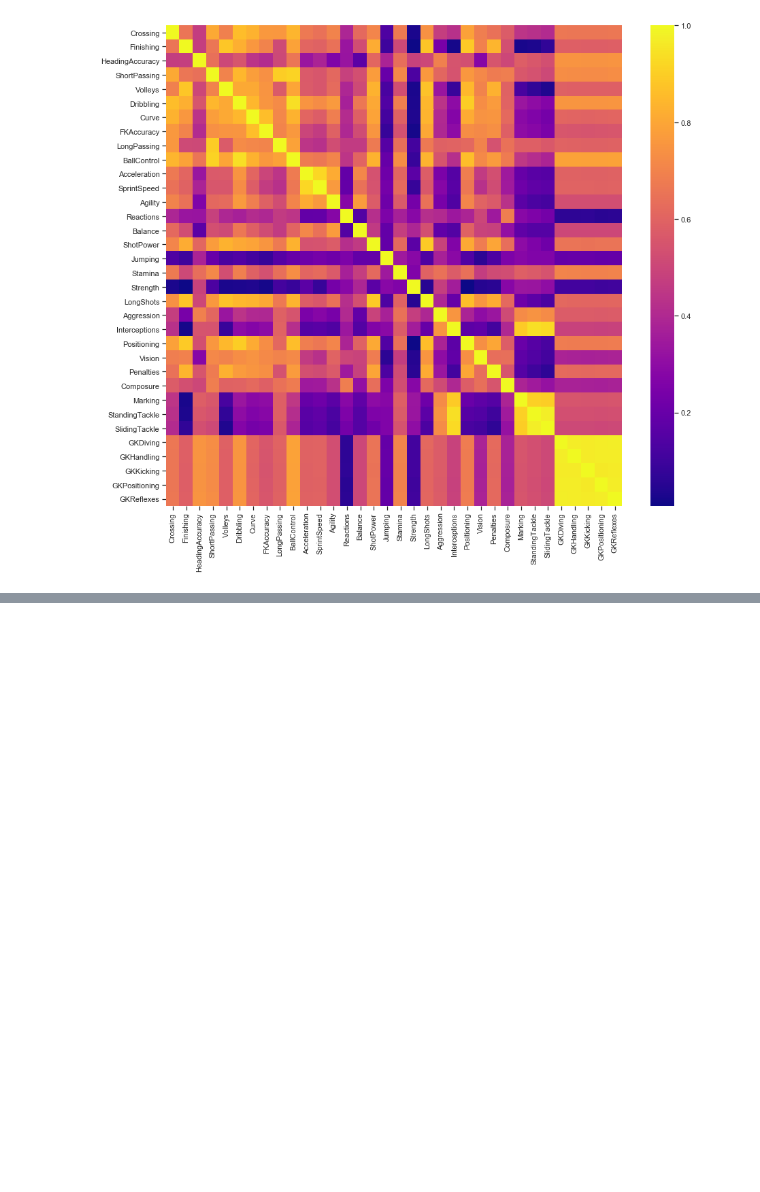
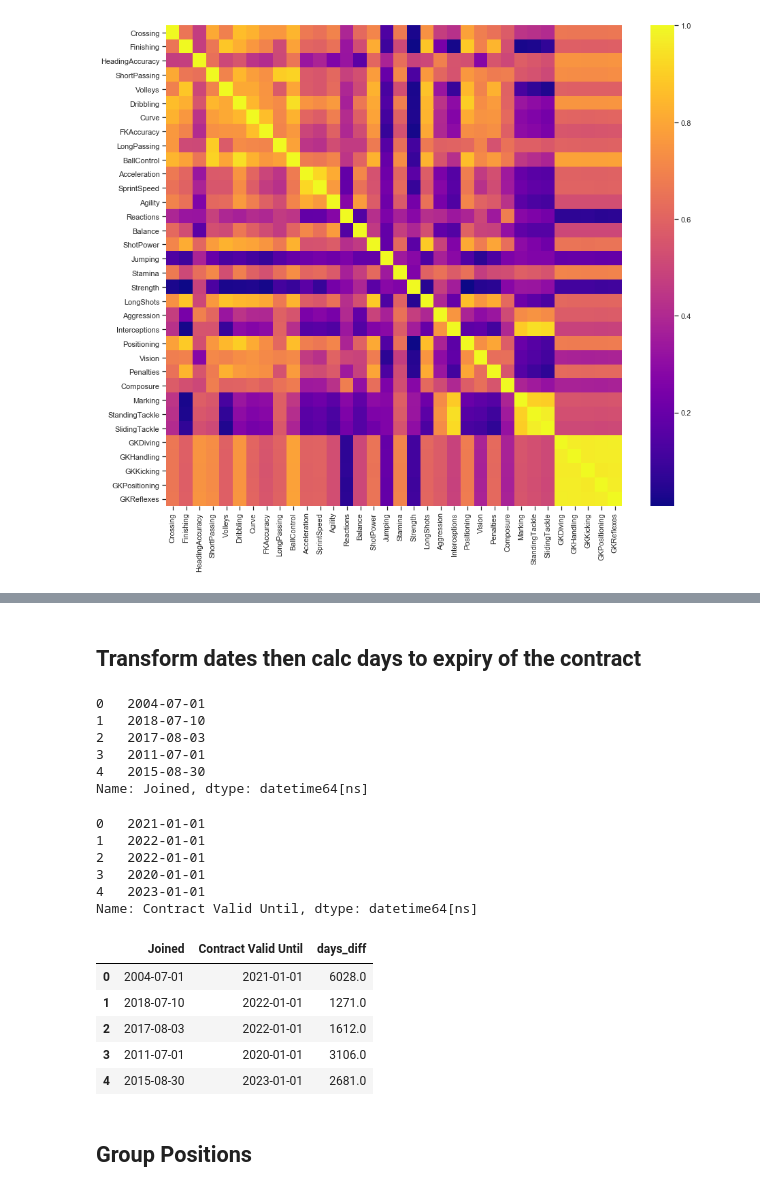
Before and after one commit to HieuFromWaterloo/stat441_project, a Jupyter notebook: Exploration.ipynb, the cells around one changed output, grey strips where cells are left out. Drawn from its saved outputs; the diff is of its cells as text; code cells hidden in the pictures; blank space fills up the shorter version.

```diff
--- a/Exploration.ipynb
+++ b/Exploration.ipynb
@@ -672,0 +687,37 @@ So for the 2nd set of attributes we cannot really group them as much as the firs
+# %% [markdown]
+## Transform dates then calc days to expiry of the contract
+# %%
+data["Joined"] = pd.to_datetime(data['Joined'])
+data["Contract Valid Until"] = pd.to_datetime(data['Contract Valid Until'])
+# %%
+data["Joined"][:5]
+# %% [output]
+0   2004-07-01
+1   2018-07-10
+2   2017-08-03
+3   2011-07-01
+4   2015-08-30
+Name: Joined, dtype: datetime64[ns]
+# %%
+# Okay so we assume that all contract expiry date will be on January 1st of a given year
+data["Contract Valid Until"][:5]
+# %% [output]
+0   2021-01-01
+1   2022-01-01
+2   2022-01-01
+3   2020-01-01
+4   2023-01-01
+Name: Contract Valid Until, dtype: datetime64[ns]
+# %%
+data["days_diff"] = data["Contract Valid Until"] - data["Joined"]
+data["days_diff"] = data["days_diff"].apply(lambda x: float(str(x).split(" ")[0]))
+data[["Joined","Contract Valid Until", "days_diff"]][:5]
+# %% [output]
+|  | Joined | Contract Valid Until | days_diff |
+| 0 | 2004-07-01 | 2021-01-01 | 6028.0 |
+| 1 | 2018-07-10 | 2022-01-01 | 1271.0 |
+| 2 | 2017-08-03 | 2022-01-01 | 1612.0 |
+| 3 | 2011-07-01 | 2020-01-01 | 3106.0 |
+| 4 | 2015-08-30 | 2023-01-01 | 2681.0 |
+# %% [markdown]
+## Group Positions
```
Also changed, not shown: parts of 10 cells of this notebook.
